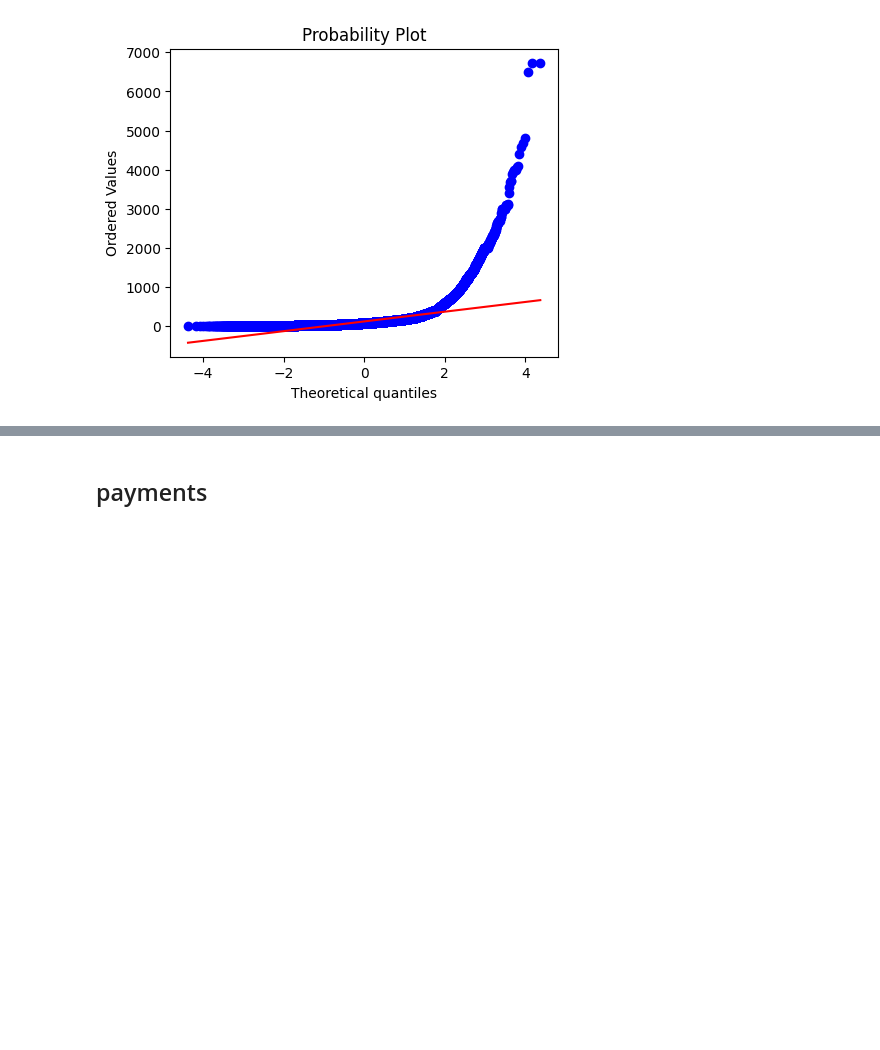
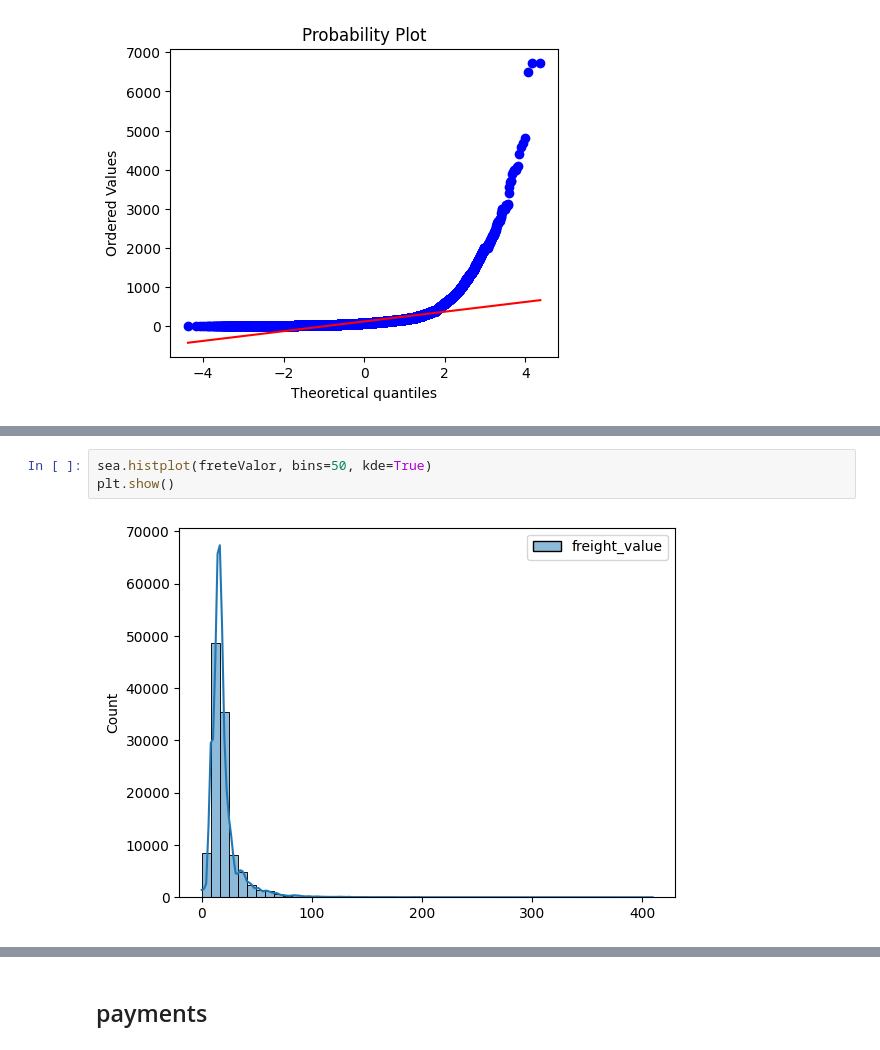
Before and after one commit to kaladabrio2020/Compass.Uol.DataScience, a Jupyter notebook: Sprint 01/ProjetoSprint01/ProjetoSprint01.ipynb, the cells around one changed output, grey strips where cells are left out. Drawn from its saved outputs; the diff is of its cells as text; blank space fills up the shorter version.

```diff
--- a/Sprint 01/ProjetoSprint01/ProjetoSprint01.ipynb
+++ b/Sprint 01/ProjetoSprint01/ProjetoSprint01.ipynb
@@ -362,0 +392,5 @@ plt.show()
+# %%
+sea.histplot(freteValor, bins=50, kde=True)
+plt.show()
+# %% [output]
+[figure, added]
```
Also changed, not shown: parts of 24 cells of this notebook.
